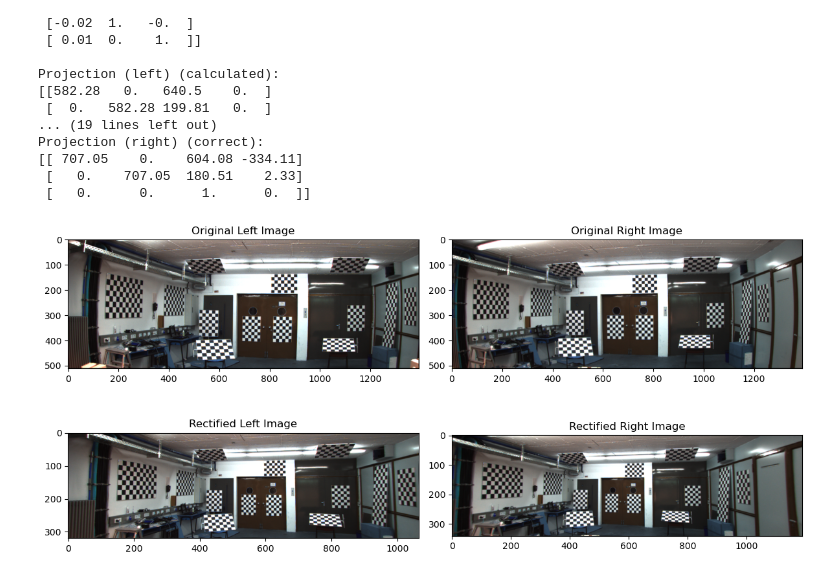
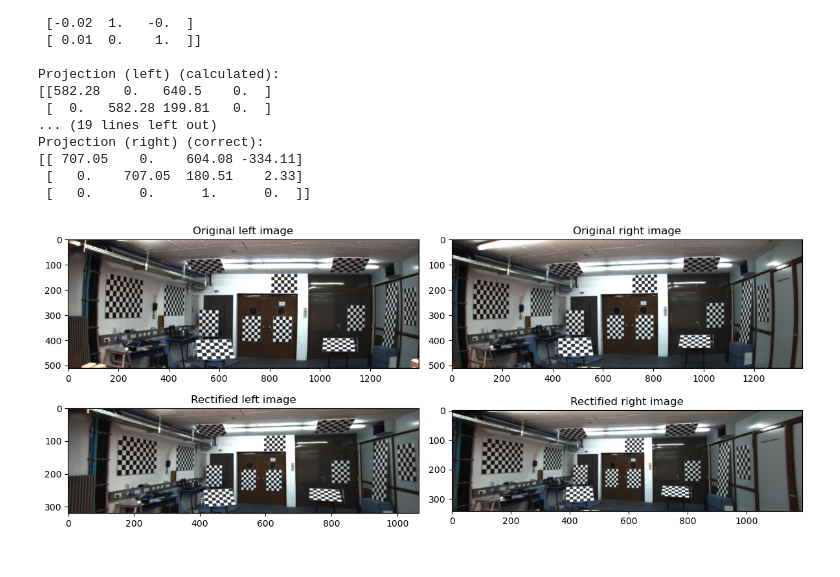
Before and after one commit to JoelIngason/perception-final-project, a Jupyter notebook: src/Lukas_Calib.ipynb, the cells around one changed output. Drawn from its saved outputs; the diff is of its cells as text; code cells hidden in the pictures.

```diff
--- a/src/Lukas_Calib.ipynb
+++ b/src/Lukas_Calib.ipynb
@@ -544,25 +545,26 @@ Projection (right) (correct):
 # %%
 import matplotlib.pyplot as plt
 
 # Plot the original and rectified images
-fig, ax = plt.subplots(2, 2, figsize=(12, 6))
+fig, ax = plt.subplots(2, 2, figsize=(12, 5))
 
 # Undistorted Left and Right images
 ax[0, 0].imshow(left_image)
-ax[0, 0].set_title('Original Left Image')
+ax[0, 0].set_title('Original left image')
 ax[0, 1].imshow(right_image)
-ax[0, 1].set_title('Original Right Image')
+ax[0, 1].set_title('Original right image')
 
 # Rectified Left and Right images
 ax[1, 0].imshow(rectified_left)
-ax[1, 0].set_title('Rectified Left Image')
+ax[1, 0].set_title('Rectified left image')
 ax[1, 1].imshow(rectified_right)
-ax[1, 1].set_title('Rectified Right Image')
+ax[1, 1].set_title('Rectified right image')
 
 plt.tight_layout()
+plt.savefig("Rectified.pdf", format='pdf', bbox_inches='tight')
 plt.show()
 # %% [output]
-[figure, old version]
+[figure, new version]
 # %%
 # SIFT-Detektor erstellen
 sift = cv2.SIFT_create()
```
Also changed, not shown: parts of 6 cells of this notebook.
